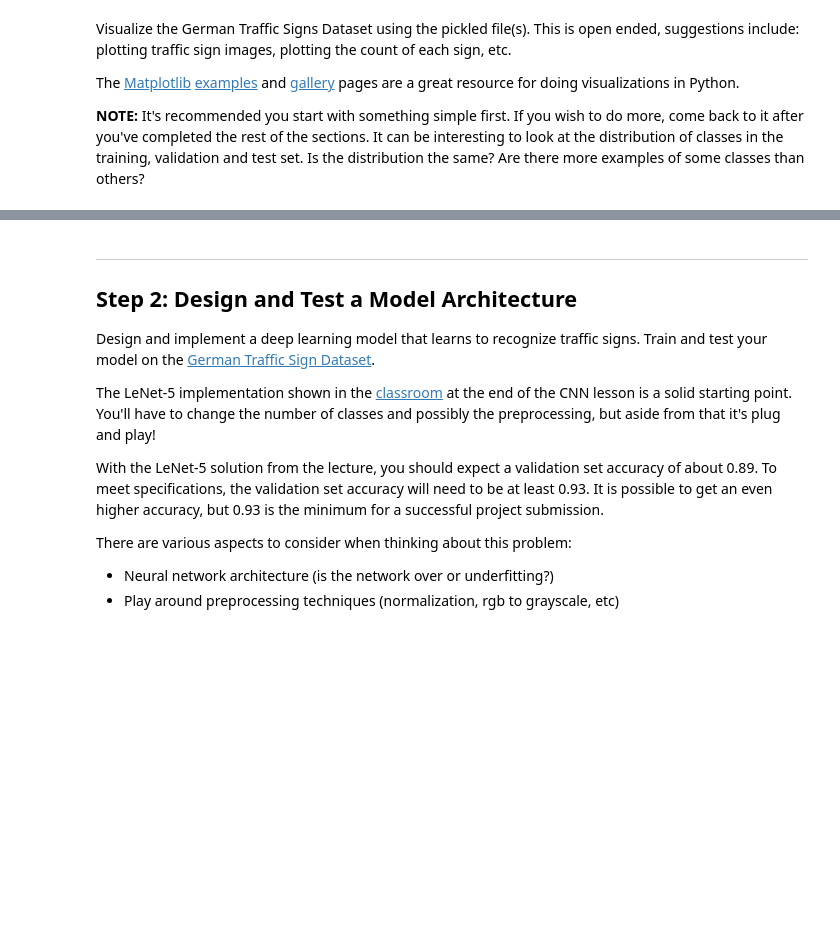
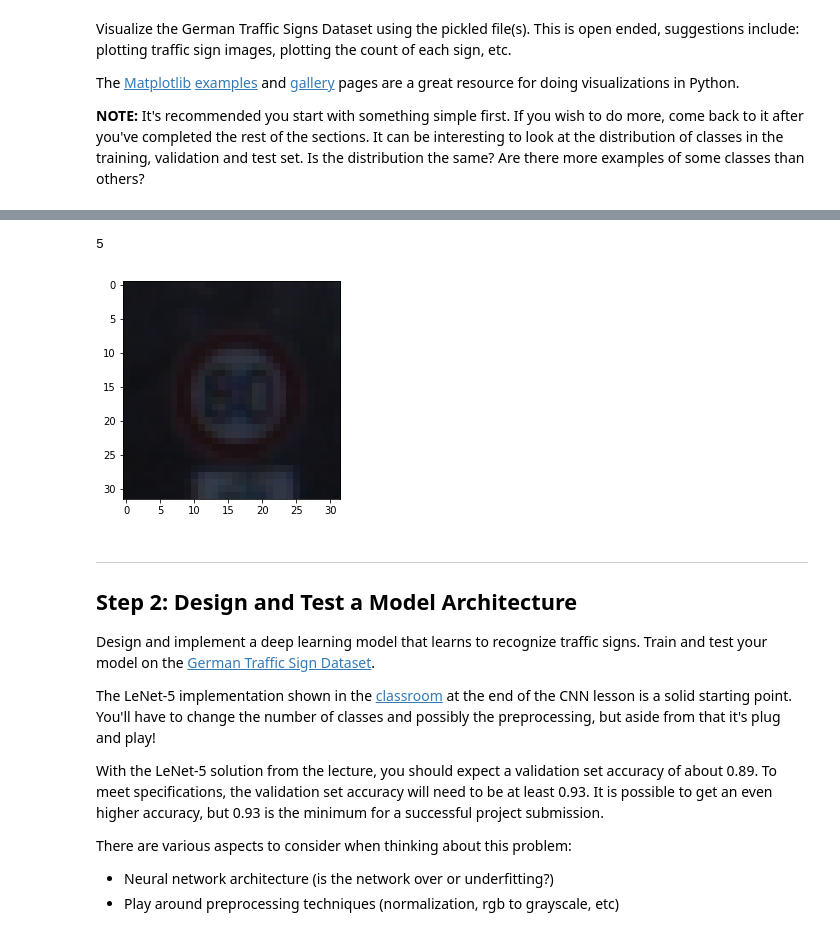
Before and after one commit to VitaliiLakusta/CarND-Traffic-Sign-Classifier, a Jupyter notebook: Traffic_Sign_Classifier.ipynb, the cells around one changed output, grey strips where cells are left out. Saved outputs shown, nothing was run; the diff lists cells and outputs as text; code cells hidden in the pictures; blank space fills up the shorter version.

```diff
--- a/Traffic_Sign_Classifier.ipynb
+++ b/Traffic_Sign_Classifier.ipynb
@@ -101,3 +108,11 @@ import matplotlib.pyplot as plt
+# %%
+# Show random image from a train set
+index = np.random.randint(0, len(X_train))
+plt.imshow(X_train[index])
+print(y_train[index])
+# %% [output]
+5
+[figure, added]
 # %% [markdown]
 ----
 
```
Also changed, not shown: parts of 10 cells of this notebook, 1 other file.
